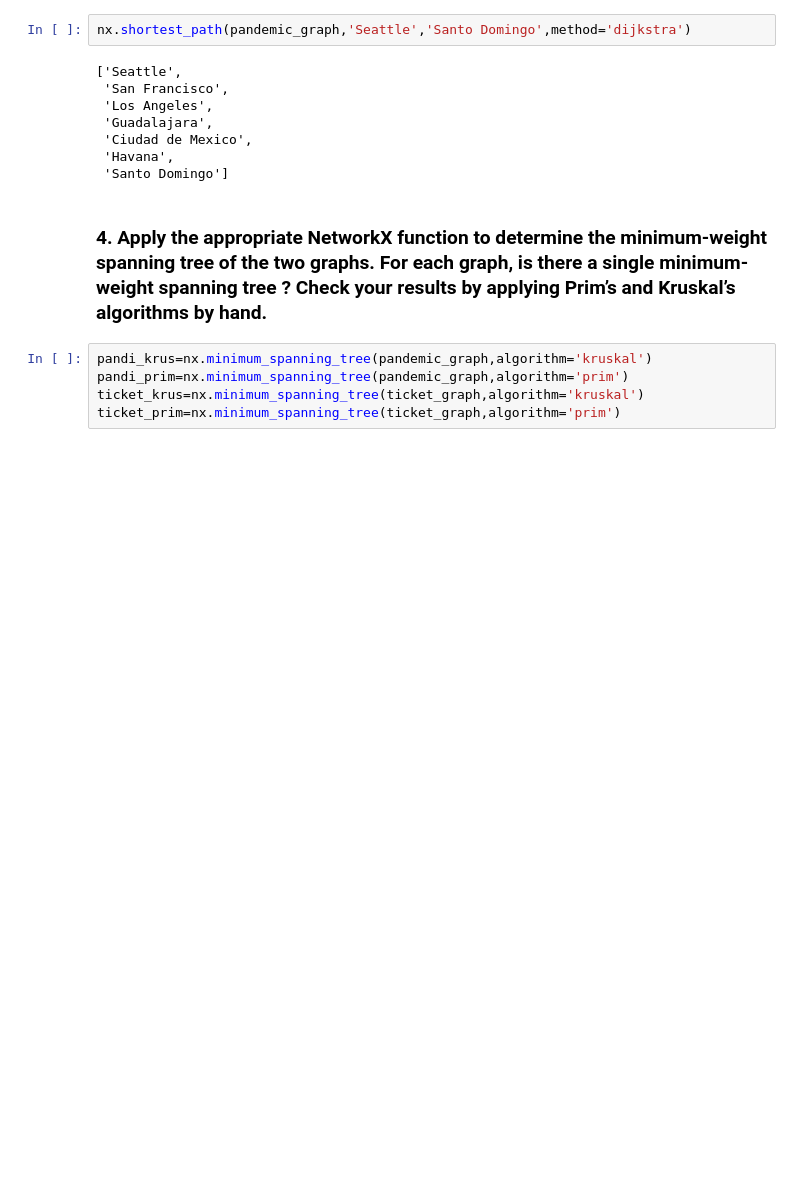
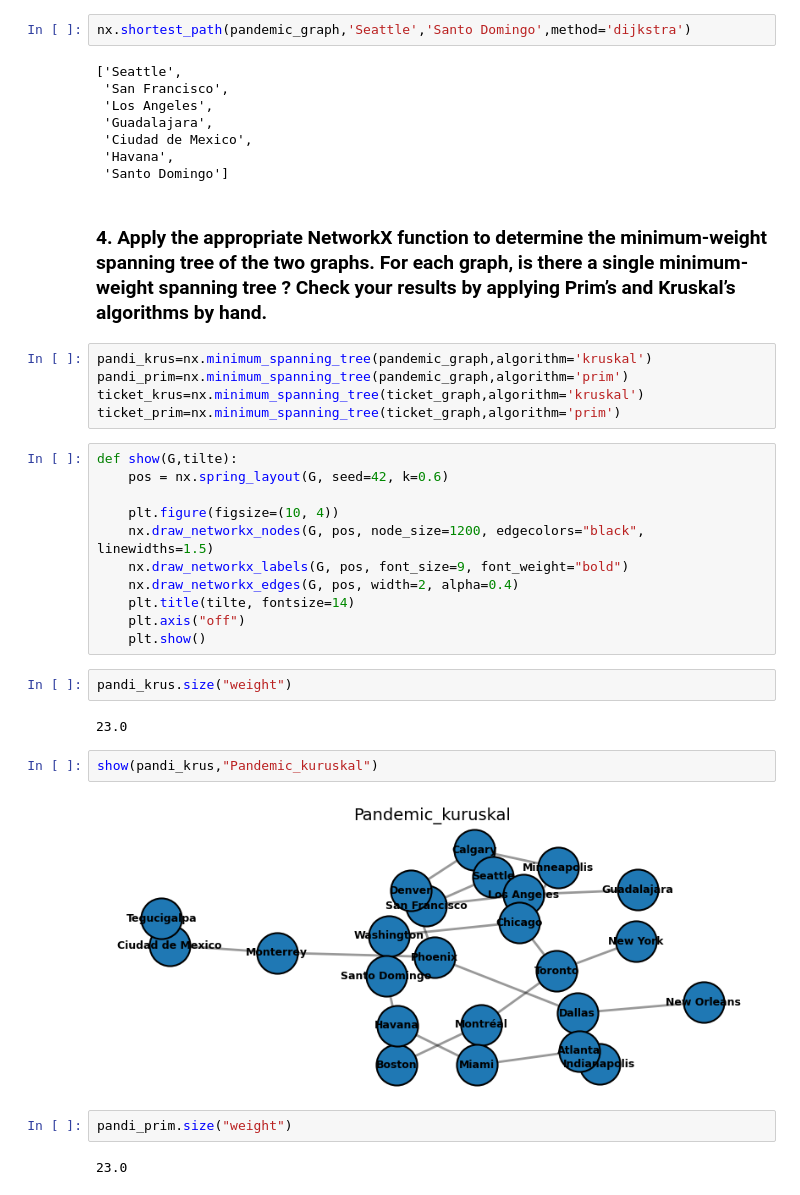
Before and after one commit to Souniz/Master2, a Jupyter notebook: ML_on_graph/TP2.ipynb, the cells around one changed output. Saved outputs shown, nothing was run; the diff lists cells and outputs as text; blank space fills up the shorter version.

```diff
--- a/ML_on_graph/TP2.ipynb
+++ b/ML_on_graph/TP2.ipynb
@@ -72,3 +76,26 @@ pandi_krus=nx.minimum_spanning_tree(pandemic_graph,algorithm='kruskal')
 pandi_prim=nx.minimum_spanning_tree(pandemic_graph,algorithm='prim')
 ticket_krus=nx.minimum_spanning_tree(ticket_graph,algorithm='kruskal')
 ticket_prim=nx.minimum_spanning_tree(ticket_graph,algorithm='prim')
+# %%
+def show(G,tilte):
+    pos = nx.spring_layout(G, seed=42, k=0.6)
+
+    plt.figure(figsize=(10, 4))
+    nx.draw_networkx_nodes(G, pos, node_size=1200, edgecolors="black", linewidths=1.5)
+    nx.draw_networkx_labels(G, pos, font_size=9, font_weight="bold")
+    nx.draw_networkx_edges(G, pos, width=2, alpha=0.4)
+    plt.title(tilte, fontsize=14)
+    plt.axis("off")
+    plt.show()
+# %%
+pandi_krus.size("weight")
+# %% [output]
+23.0
+# %%
+show(pandi_krus,"Pandemic_kuruskal")
+# %% [output]
+[figure, added]
+# %%
+pandi_prim.size("weight")
+# %% [output]
+23.0
```
Also changed, not shown: parts of 19 cells of this notebook, 19 other files.
